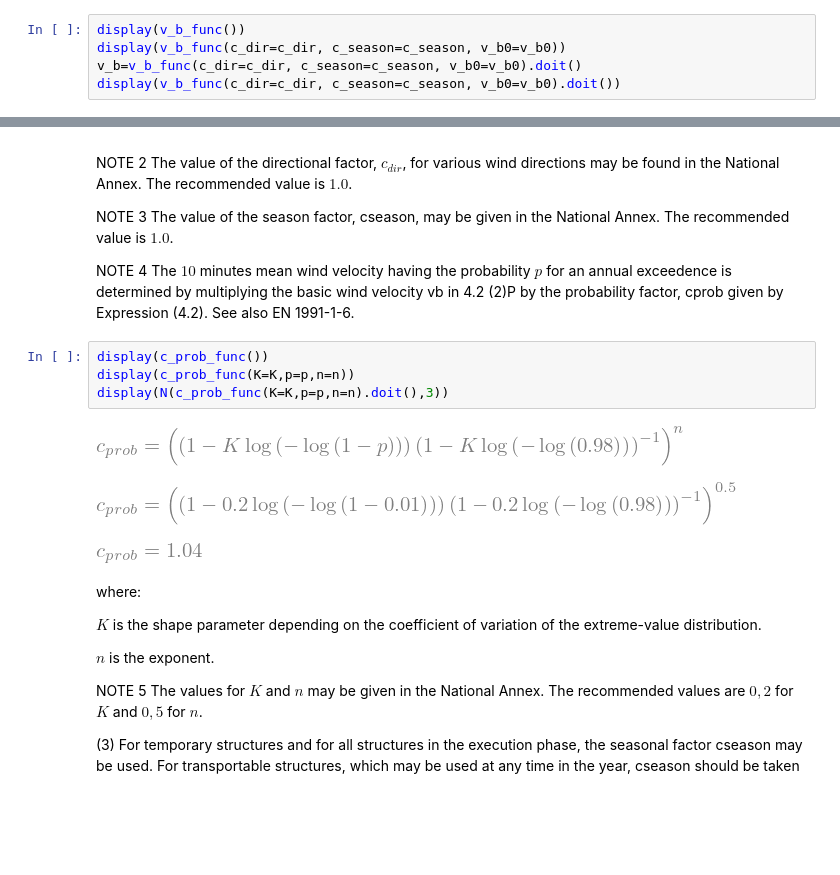
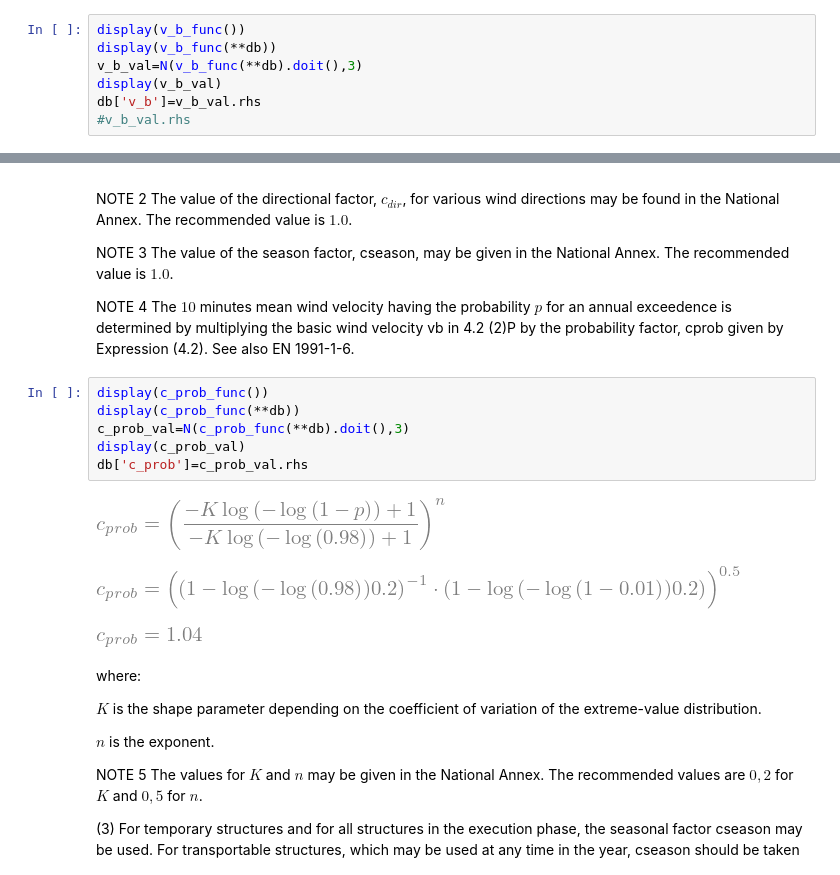
Before and after one commit to CFCSL/Wind_Action, a Jupyter notebook: wind_action_notebook.ipynb, the cells around one changed output, grey strips where cells are left out. Saved outputs shown, nothing was run; the diff lists cells and outputs as text; blank space fills up the shorter version.

```diff
--- a/wind_action_notebook.ipynb
+++ b/wind_action_notebook.ipynb
@@ -59,7 +62,9 @@ A_fr=500.0
 # %%
 display(v_b_func())
-display(v_b_func(c_dir=c_dir, c_season=c_season, v_b0=v_b0))
-v_b=v_b_func(c_dir=c_dir, c_season=c_season, v_b0=v_b0).doit()
-display(v_b_func(c_dir=c_dir, c_season=c_season, v_b0=v_b0).doit())
+display(v_b_func(**db))
+v_b_val=N(v_b_func(**db).doit(),3)
+display(v_b_val)
+db['v_b']=v_b_val.rhs
+#v_b_val.rhs
 # %% [output]
 [figure]
@@ -91,11 +96,13 @@ determined by multiplying the basic wind velocity vb in 4.2 (2)P by the probabil
 Expression (4.2). See also EN 1991-1-6.
 # %%
 display(c_prob_func())
-display(c_prob_func(K=K,p=p,n=n))
-display(N(c_prob_func(K=K,p=p,n=n).doit(),3))
+display(c_prob_func(**db))
+c_prob_val=N(c_prob_func(**db).doit(),3)
+display(c_prob_val)
+db['c_prob']=c_prob_val.rhs
 # %% [output]
-[figure, old version]
+[figure, new version]
-[figure, old version]
+[figure, new version]
 [figure]
 # %% [markdown]
 where:
```
Also changed, not shown: parts of 22 cells of this notebook, 1 other file.
